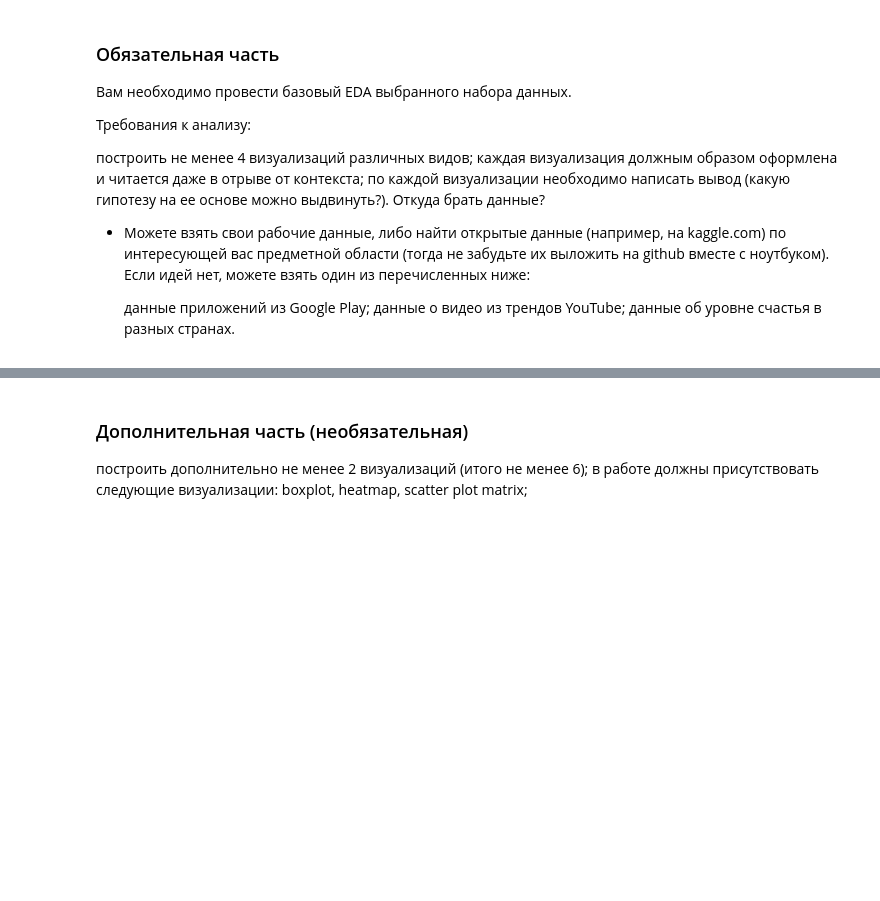
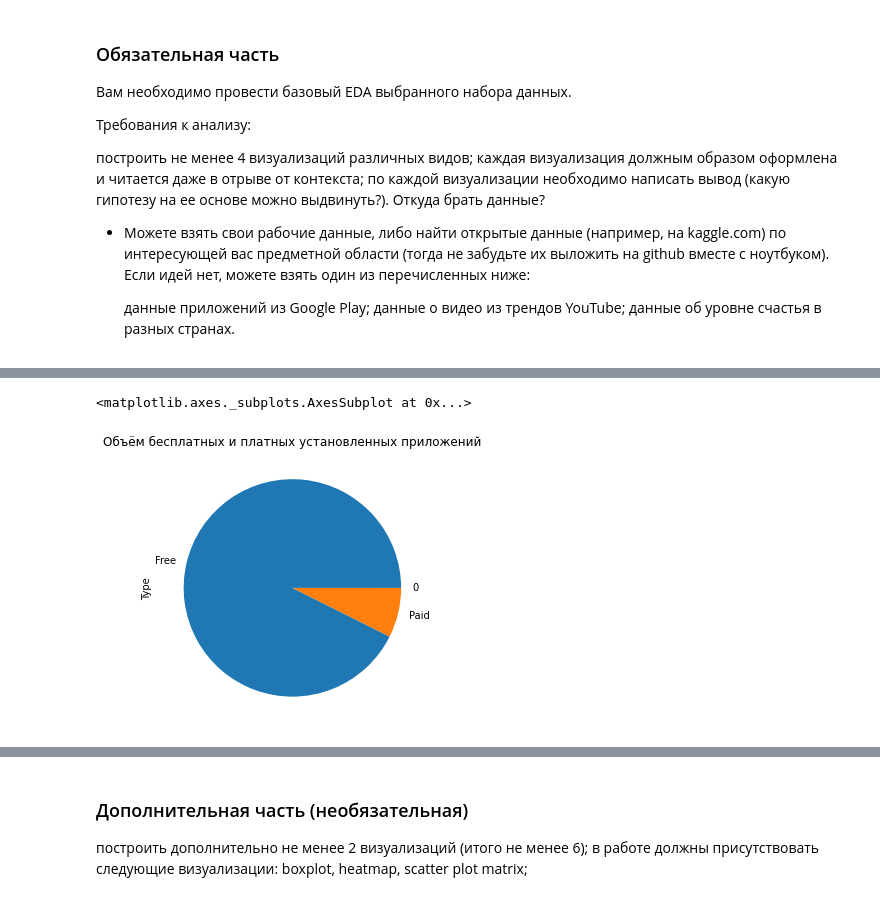
Before and after one commit to SergioMoys/Python_Openbank, a Jupyter notebook: DZ/Number16 - Визуализация данных.ipynb, the cells around one changed output, grey strips where cells are left out. Drawn from its saved outputs; the diff is of its cells as text; code cells hidden in the pictures; blank space fills up the shorter version.

```diff
--- a/DZ/Number16 - Визуализация данных.ipynb
+++ b/DZ/Number16 - Визуализация данных.ipynb
@@ -18,0 +110,7 @@
+# %%
+# количество игр по платформам
+pie_data = df['Type'].value_counts()
+pie_data.plot(kind='pie', title='Объём бесплатных и платных установленных приложений')
+# %% [output]
+<matplotlib.axes._subplots.AxesSubplot at 0x...>
+[figure, added]
```
Also changed, not shown: parts of 12 cells of this notebook, 4 other files.
